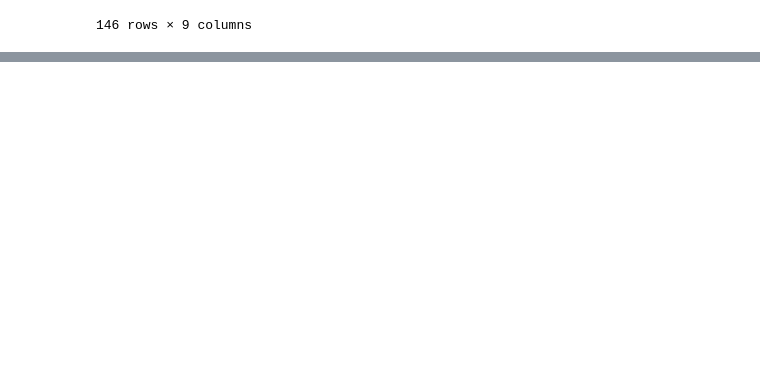
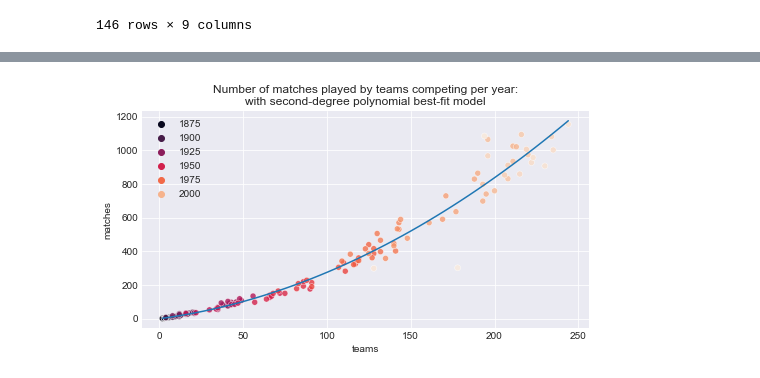
Before and after one commit to l-aleksashka-l/ML, a Jupyter notebook: Stepik/Match_predictions.ipynb, the cells around one changed output, grey strips where cells are left out. Saved outputs shown, nothing was run; the diff lists cells and outputs as text; code cells hidden in the pictures; blank space fills up the shorter version.

```diff
--- a/Stepik/Match_predictions.ipynb
+++ b/Stepik/Match_predictions.ipynb
@@ -268,0 +297,20 @@ bel_away
+# %%
+plt.figure(figsize = (8,4))
+
+sns.set_style('darkgrid')
+
+G = sns.scatterplot(data = team_count_df, x = 'teams', y = 'matches', hue = index, palette = 'rocket', alpha = 0.8   )
+
+coefficients = np.polyfit(team_count_df['teams'], team_count_df['matches'],2)
+poly = np.poly1d(coefficients)
+
+new_x = np.linspace(team_count_df['teams'].min(), team_count_df['teams'].max())
+new_y = poly(new_x)
+
+plt.plot(new_x, new_y)
+
+plt.title('Number of matches played by teams competing per year:\nwith second-degree polynomial best-fit model')
+
+plt.show()
+# %% [output]
+[figure, added]
```
Also changed, not shown: parts of 7 cells of this notebook.
